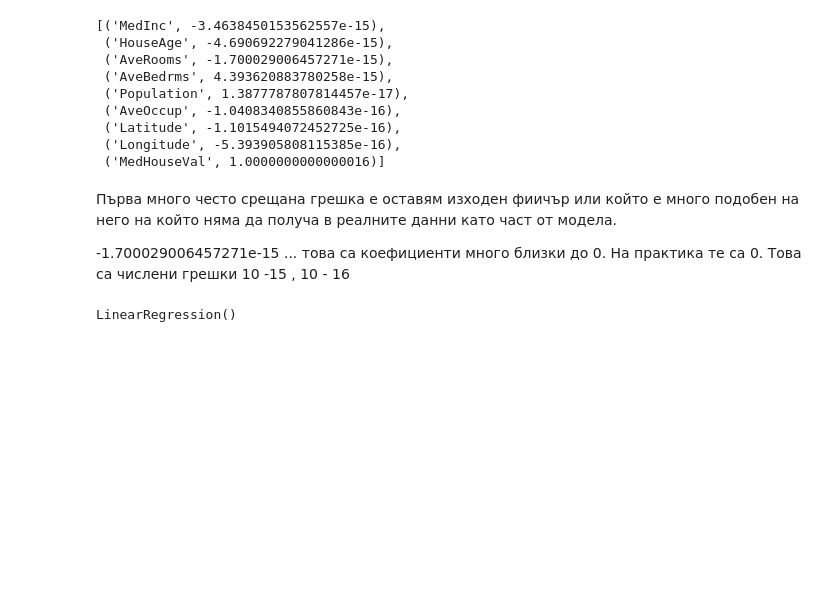
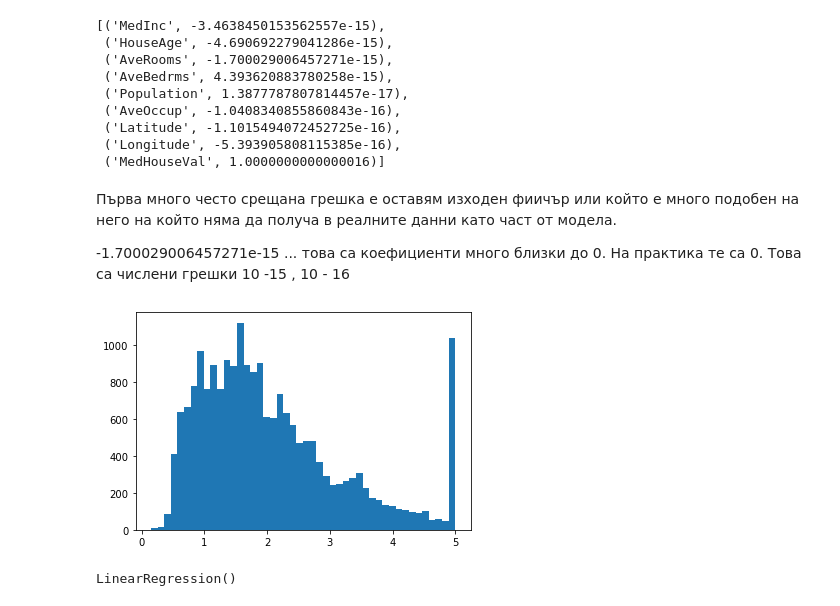
Before and after one commit to GalkaKG/Machine-Learning, a Jupyter notebook: 02.Linear and Logistic Regression/02.Linear and Logistic Regression.ipynb, the cells around one changed output. Cells and saved outputs as stored; diff of their text form; code cells hidden in the pictures; blank space fills up the shorter version.

```diff
--- a/02.Linear and Logistic Regression/02.Linear and Logistic Regression.ipynb
+++ b/02.Linear and Logistic Regression/02.Linear and Logistic Regression.ipynb
@@ -200,6 +202,11 @@ list(zip(house_model.feature_names_in_, house_model.coef_))
 Първа много често срещана грешка е оставям изходен фиичър или който е много подобен на него на който няма да получа в реалните данни като част от модела.
 
 -1.700029006457271e-15 ... това са коефициенти много близки до 0. На практика те са 0. Това са числени грешки 10 -15 , 10 - 16
+# %%
+plt.hist(house_prices.MedHouseVal, bins = "fd")
+plt.show()
+# %% [output]
+[figure, added]
 # %%
 house_model = LinearRegression()
 # %%
```
Also changed, not shown: parts of 11 cells of this notebook.
